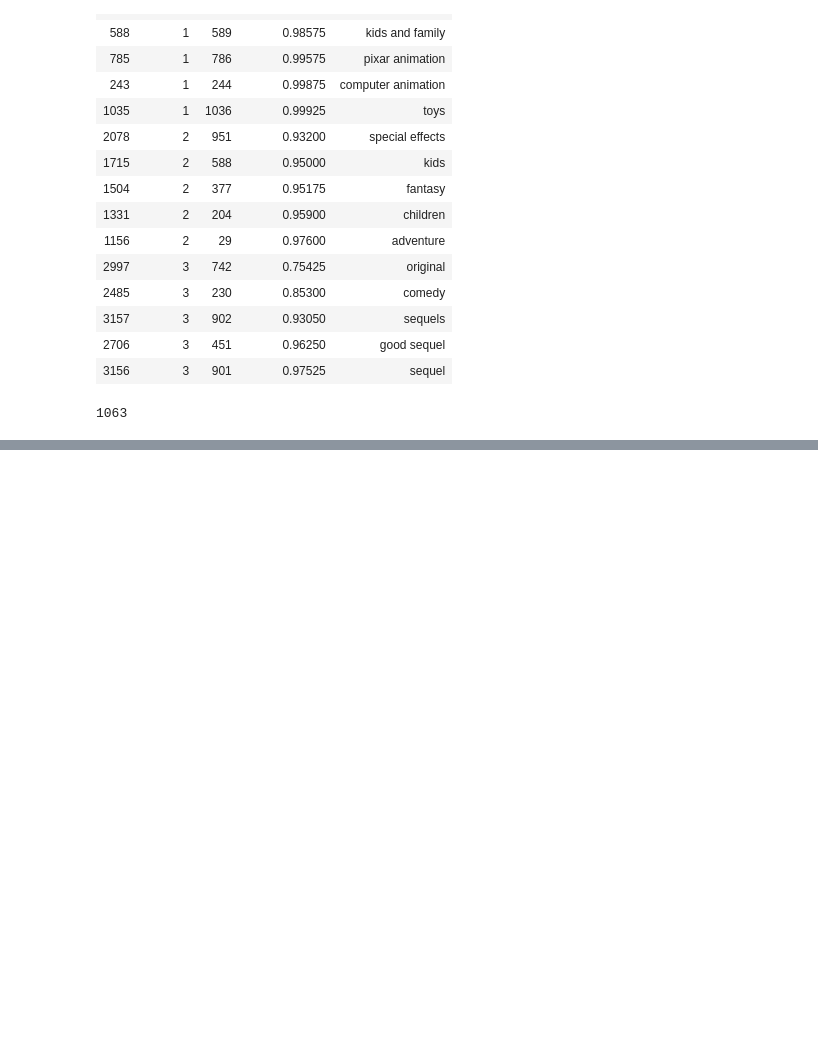
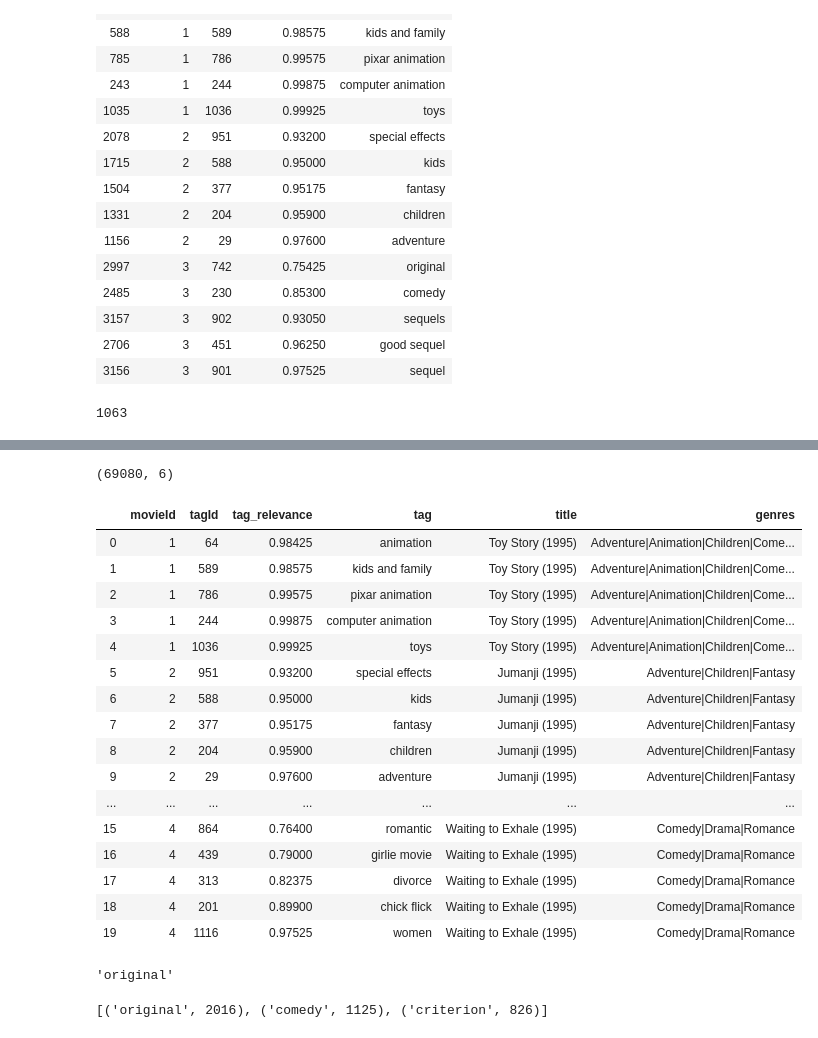
Before and after one commit to davestroud/stroud_nyx_project, a Jupyter notebook: relevant_tags.ipynb, the cells around one changed output, grey strips where cells are left out. Cells and saved outputs as stored; diff of their text form; code cells hidden in the pictures; blank space fills up the shorter version.

```diff
--- a/relevant_tags.ipynb
+++ b/relevant_tags.ipynb
@@ -75,3 +79,5 @@ relevant_tags['tag'].nunique()
 # %%
 movie_data = pd.read_csv('../ml-25m/movies.csv')
 ratings_data = pd.read_csv('../ml-25m/ratings.csv')
+# %%
+movies_and_relevant_tags_merged = pd.merge(relevant_tags, movie_data, on = 'movieId', how = 'left')
@@ -78,3 +93,28 @@ ratings_data = pd.read_csv('../ml-25m/ratings.csv')
+# %%
+movies_and_relevant_tags_merged.shape
+# %% [output]
+(69080, 6)
+# %%
+movies_and_relevant_tags_merged.sort_values(by=['tag_relevance', 'movieId'], ascending=[False, True])
+movies_and_relevant_tags_merged.head(20)
+# %% [output]
+|  | movieId | tagId | tag_relevance | tag | title | genres |
+| 0 | 1 | 64 | 0.98425 | animation | Toy Story (1995) | Adventure|Animation|Children|Come... |
+| 1 | 1 | 589 | 0.98575 | kids and family | Toy Story (1995) | Adventure|Animation|Children|Come... |
+| 2 | 1 | 786 | 0.99575 | pixar animation | Toy Story (1995) | Adventure|Animation|Children|Come... |
+| 3 | 1 | 244 | 0.99875 | computer animation | Toy Story (1995) | Adventure|Animation|Children|Come... |
+| 4 | 1 | 1036 | 0.99925 | toys | Toy Story (1995) | Adventure|Animation|Children|Come... |
+| 5 | 2 | 951 | 0.93200 | special effects | Jumanji (1995) | Adventure|Children|Fantasy |
+| 6 | 2 | 588 | 0.95000 | kids | Jumanji (1995) | Adventure|Children|Fantasy |
+| 7 | 2 | 377 | 0.95175 | fantasy | Jumanji (1995) | Adventure|Children|Fantasy |
+| 8 | 2 | 204 | 0.95900 | children | Jumanji (1995) | Adventure|Children|Fantasy |
+| 9 | 2 | 29 | 0.97600 | adventure | Jumanji (1995) | Adventure|Children|Fantasy |
+| ... | ... | ... | ... | ... | ... | ... |
+| 15 | 4 | 864 | 0.76400 | romantic | Waiting to Exhale (1995) | Comedy|Drama|Romance |
+| 16 | 4 | 439 | 0.79000 | girlie movie | Waiting to Exhale (1995) | Comedy|Drama|Romance |
+| 17 | 4 | 313 | 0.82375 | divorce | Waiting to Exhale (1995) | Comedy|Drama|Romance |
+| 18 | 4 | 201 | 0.89900 | chick flick | Waiting to Exhale (1995) | Comedy|Drama|Romance |
+| 19 | 4 | 1116 | 0.97525 | women | Waiting to Exhale (1995) | Comedy|Drama|Romance |
 # %%
 list_of_genres = ['(no genres listed)',
  'action',
@@ -108,0 +162,4 @@ for element in relevant_tags['tag']:
+# %%
+most_frequent(user_tags)
+# %% [output]
+'original'
@@ -108,0 +172,5 @@ for element in relevant_tags['tag']:
+# %%
+# of all the relevant tags, these are the most frequently occurring
+top_three
+# %% [output]
+[('original', 2016), ('comedy', 1125), ('criterion', 826)]
```
Also changed, not shown: parts of 9 cells of this notebook, 1 other file.
